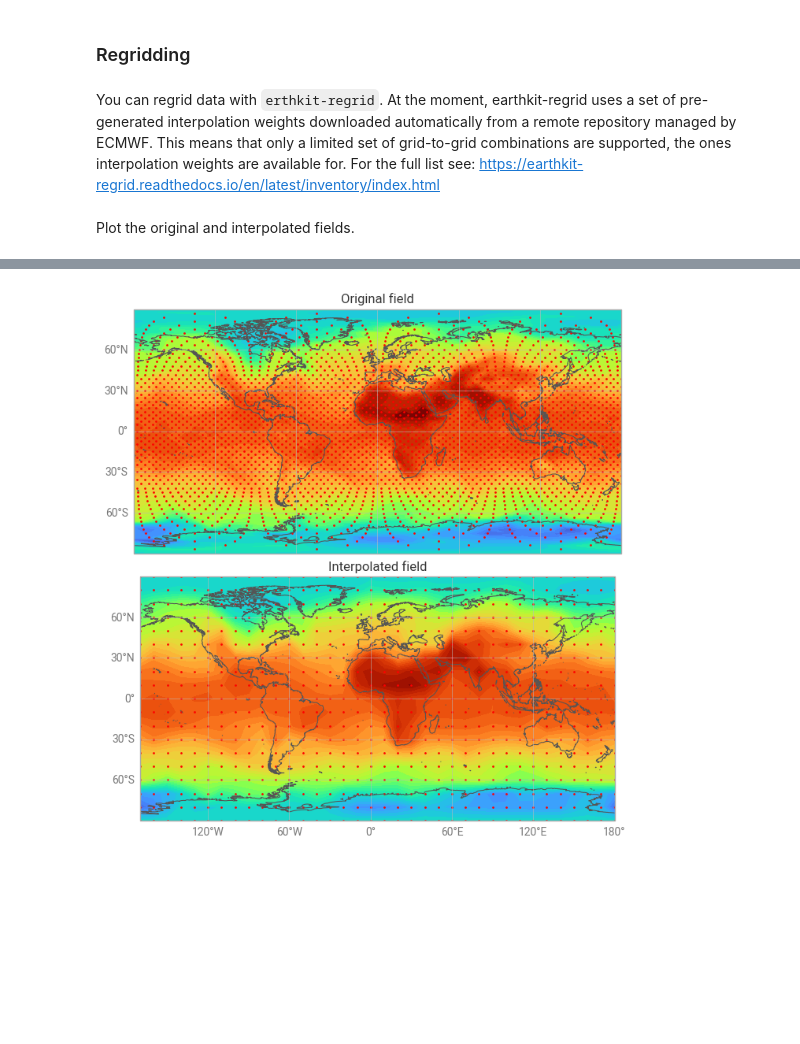
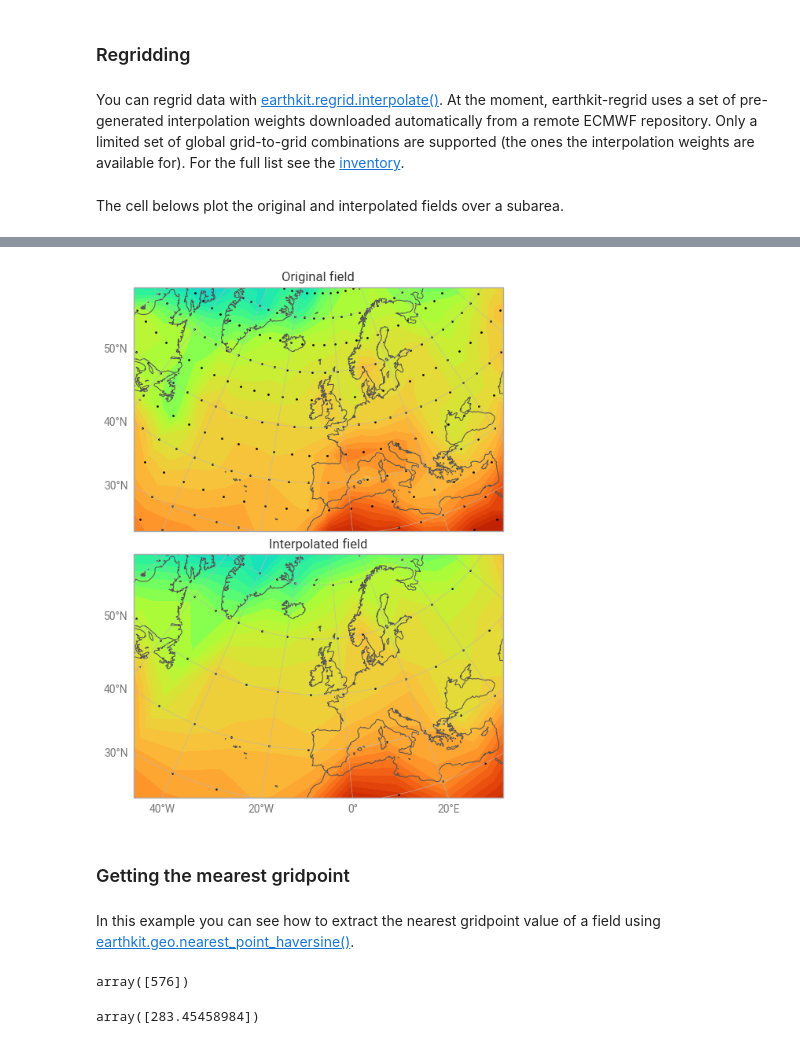
Before and after one commit to ecmwf-training/2025-computing-training-week, a Jupyter notebook: earthkit/grid.ipynb, the cells around one changed output, grey strips where cells are left out. Drawn from its saved outputs; the diff is of its cells as text; code cells hidden in the pictures; blank space fills up the shorter version.

Commit message:
Earthkit

```diff
--- a/earthkit/grid.ipynb
+++ b/earthkit/grid.ipynb
@@ -28,4 +36,5 @@ Next, select the field you will inspect in the rest of the notebook. To try anot
 # %%
-f =  ds[2]
+# choose one from: regular_ll, reduced_gg, healpix
+f = ds.sel(gridType="regular_ll")[0]
 f.metadata("gridType")
 # %% [output]
@@ -92,7 +147,7 @@ ECCODES WARNING :  Key gridSpec is not yet implemented. Work in progress...
 # %% [markdown]
 ### Regridding
 # %% [markdown]
-You can regrid data with ``erthkit-regrid``. At the moment, earthkit-regrid uses a set of pre-generated interpolation weights downloaded automatically from a remote repository managed by ECMWF. This means that only a limited set of grid-to-grid combinations are supported, the ones interpolation weights are available for. For the full list see: <https://earthkit-regrid.readthedocs.io/en/latest/inventory/index.html>
+You can regrid data with [earthkit.regrid.interpolate()](https://earthkit-regrid.readthedocs.io/en/latest/interpolate.html#interpolate). At the moment, earthkit-regrid uses a set of pre-generated interpolation weights downloaded automatically from a remote ECMWF repository. Only a limited set of global grid-to-grid combinations are supported (the ones the interpolation weights are available for). For the full list see the [inventory](https://earthkit-regrid.readthedocs.io/en/latest/inventory/index.html).
 # %%
 from earthkit.regrid import interpolate
 from earthkit.data import FieldList
@@ -108,21 +163,21 @@ ds_f =  FieldList.from_fields([f])
 # to a new fieldlist stored in memory
 ds_res = interpolate(ds_f, out_grid=grid, interpolation="linear")
 # %% [markdown]
-Plot the original and interpolated fields.
+The cell belows plot the original and interpolated fields over a subarea.
 # %%
-figure = ekp.Figure(rows=2, columns=1)
+figure = ekp.Figure(domain="North Atlantic", rows=2, columns=1)
 
 # the original field
 subplot = figure.add_map(0, 0)
 subplot.contourf(f, units="celsius", auto_style=True)
-subplot.grid_points(f)
+subplot.grid_points(f, c="black")
 subplot.title("Original field")
 # subplot.legend(label="")
 
 # the interpolated field
 subplot = figure.add_map(1, 0)
 subplot.contourf(ds_res[0], units="celsius", auto_style=True)
-subplot.grid_points(ds_res[0])
+subplot.grid_points(ds_res[0], c="black")
 subplot.title("Interpolated field")
 # subplot.legend(label="")
 
@@ -135 +189,26 @@ ECCODES WARNING :  Key gridSpec is not yet implemented. Work in progress...
-[figure, old version]
+[figure, new version]
+# %% [markdown]
+### Getting the mearest gridpoint
+# %% [markdown]
+In this example you can see how to extract the nearest gridpoint value of a field using [earthkit.geo.nearest_point_haversine()](https://earthkit-geo.readthedocs.io/en/latest/_api/geo/distance/index.html#geo.distance.nearest_point_haversine).
+# %%
+from earthkit.geo import nearest_point_haversine
+
+# ref location (lat, lon)
+p_ref = (51.45, -0.97)
+
+# get latlon
+latlon = f.to_latlon()
+lat = latlon["lat"]
+lon = latlon["lon"]
+
+# get nearest point index
+idx, dist = nearest_point_haversine(p_ref, (lat, lon))
+idx
+# %% [output]
+array([576])
+# %%
+# extract field value at given index
+f.values[idx]
+# %% [output]
+array([283.45458984])
```
Also changed, not shown: parts of 20 cells of this notebook.
